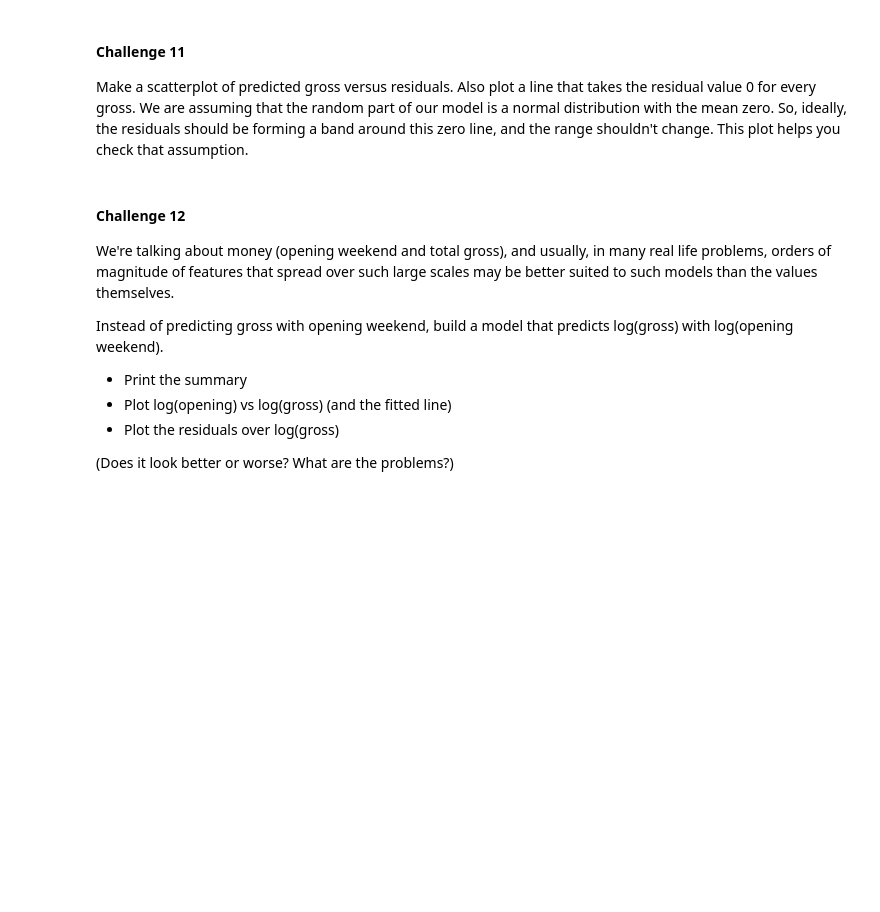
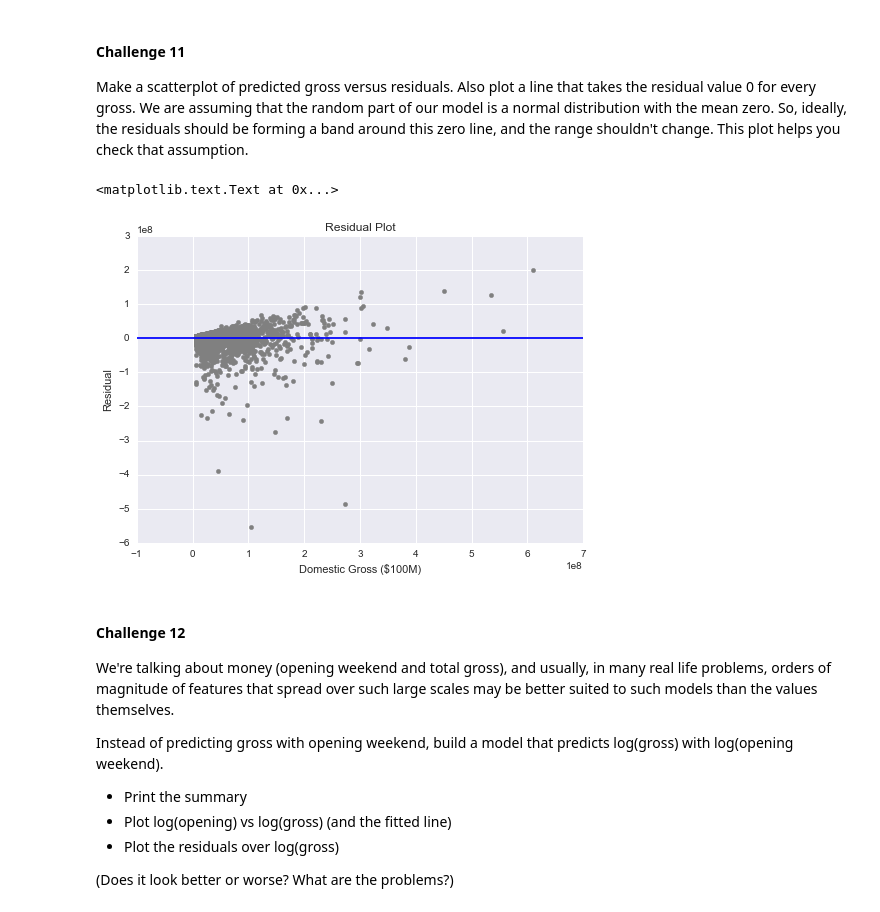
Before and after one commit to TejjeT/DataScienceProject1, a Jupyter notebook: day_02/EDA and Regression Challenges Yinan Yu.ipynb, the cells around one changed output. Saved outputs shown, nothing was run; the diff lists cells and outputs as text; code cells hidden in the pictures; blank space fills up the shorter version.

```diff
--- a/day_02/EDA and Regression Challenges Yinan Yu.ipynb
+++ b/day_02/EDA and Regression Challenges Yinan Yu.ipynb
@@ -377,6 +425,16 @@ that the random part of our model is a normal distribution with the
 mean zero. So, ideally, the residuals should be forming a band around
 this zero line, and the range shouldn't change. This plot helps you
 check that assumption.
+# %%
+residual= predicted_gross - df.domestic_gross
+plt.scatter(predicted_gross, residual, color='gray')
+plt.axhline(y=0)
+plt.title("Residual Plot")
+plt.xlabel("Domestic Gross ($100M)")
+plt.ylabel("Residual")
+# %% [output]
+<matplotlib.text.Text at 0x...>
+[figure, added]
 # %% [markdown]
 #### Challenge 12
 
```
Also changed, not shown: parts of 9 cells of this notebook.
